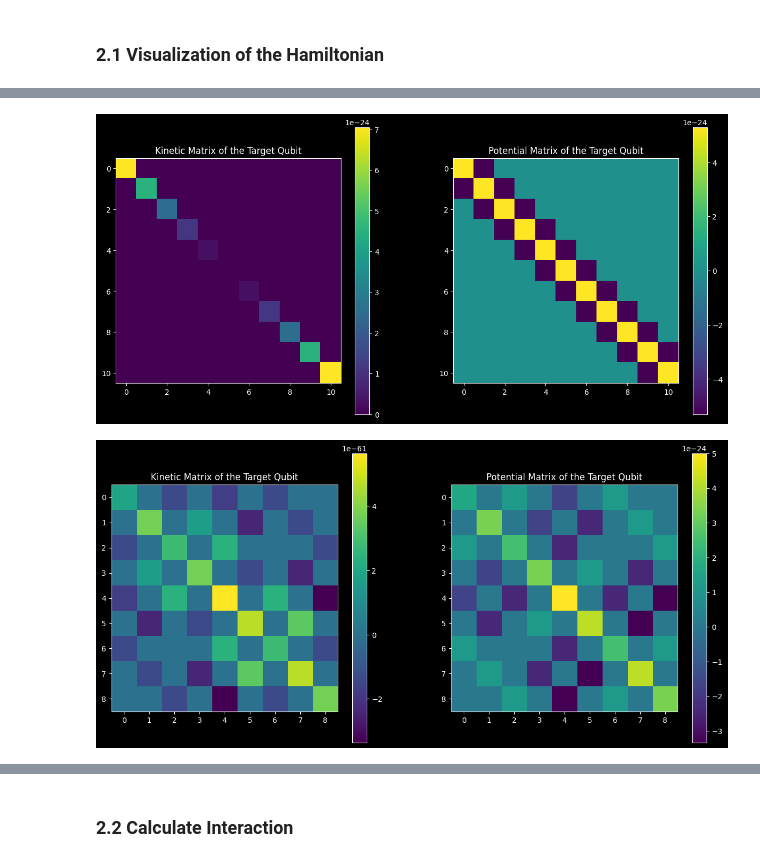
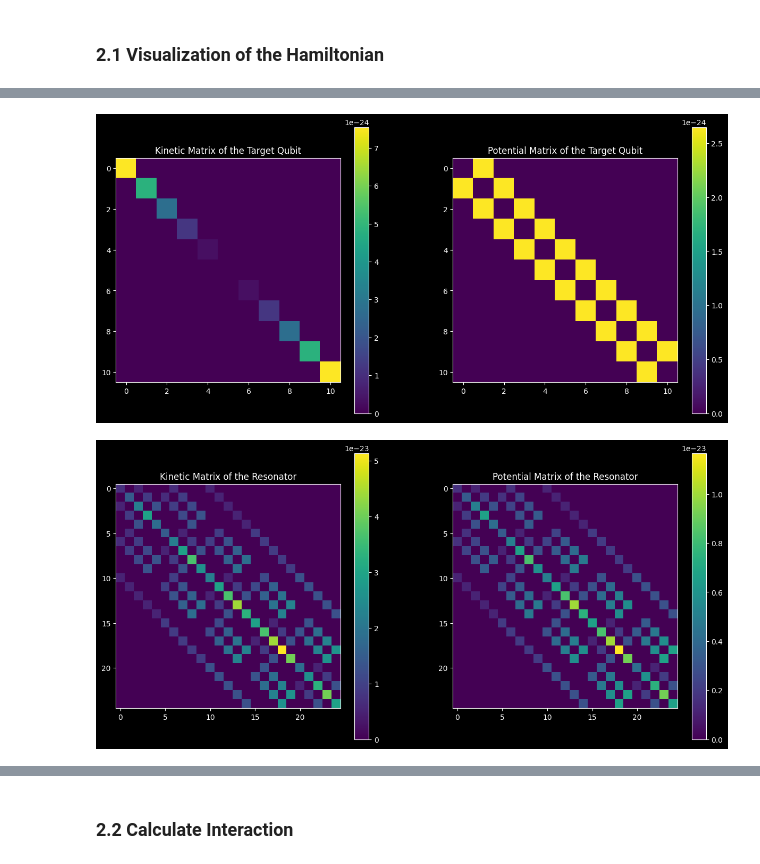
Before and after one commit to balerat/Master-thesis---Superconducting-circuit-analysis, a Jupyter notebook: main/Resonator Coupling.ipynb, the cells around one changed output, grey strips where cells are left out. Cells and saved outputs as stored; diff of their text form; code cells hidden in the pictures.

```diff
--- a/main/Resonator Coupling.ipynb
+++ b/main/Resonator Coupling.ipynb
@@ -61,17 +64,10 @@ ncut_t = 5
 
 L_res = 10e-9
 C_res = 100e-15
-m_cut = 3
+m_cut = 5
 
 # Creation of circuit object
-system_10 = circuit_res([Cc1, Cc2], ng, C_res, L_res, m_cut, [transmon(Ej_p, Cp, ng, ncut_p), transmon(Ej_t, Ct, ng, ncut_t)])
+system_10 = circuit_res([Cc1, Cc2], C_res, L_res, m_cut, [qubit(Ej_p, [Cp], ng, ncut_p), qubit(Ej_t, [Ct], 0, ncut_t)])
 
-C_mat = [
-    [Cp + Cc1, -Cc1, 0, 0],
-    [-Cc1, Cc1 + C_res, -C_res, 0],
-    [0, -C_res, C_res + Cc2, -Cc2],
-    [0, 0, -Cc2, Cc2 + Ct]
-]
-
-print(np.linalg.inv(C_mat))
+system_10.print_params()
 # %% [output]
@@ -184,46 +152,40 @@ Qobj data =
 # %%
 kin_target = system_10.get_kinetic_target()
 pot_target = system_10.get_potential_target()
-
-kin_target = kin_target.full()
-pot_target = pot_target.full()
 
 f = plt.figure(figsize=(15,7))
 
 ax1 = f.add_subplot(121)
 ax1.title.set_text('Kinetic Matrix of the Target Qubit')
-im1 = ax1.imshow(np.real(kin_target), cmap=plt.get_cmap(thememap))
+im1 = ax1.imshow(np.absolute(kin_target.full()), cmap=plt.get_cmap(thememap))
 f.colorbar(im1)
 
 ax2 = f.add_subplot(122)
 ax2.title.set_text('Potential Matrix of the Target Qubit')
-im2 = ax2.imshow(np.real(pot_target), cmap=plt.get_cmap(thememap))
+im2 = ax2.imshow(np.absolute(pot_target.full()), cmap=plt.get_cmap(thememap))
 f.colorbar(im2)
 ax1.grid(False)
 ax2.grid(False)
 plt.show()
 # %% [output]
-[figure, old version]
+[figure, new version]
 # %%
 kin_target = system_10.get_kinetic_resonator()
 pot_target = system_10.get_potential_resonator()
-
-kin_target = kin_target.full()
-pot_target = pot_target.full()
 
 f = plt.figure(figsize=(15,7))
 
 ax1 = f.add_subplot(121)
 ax1.title.set_text('Kinetic Matrix of the Resonator')
-im1 = ax1.imshow(np.real(kin_target), cmap=plt.get_cmap(thememap))
+im1 = ax1.imshow(np.absolute(kin_target.full()), cmap=plt.get_cmap(thememap))
 f.colorbar(im1)
 
 ax2 = f.add_subplot(122)
 ax2.title.set_text('Potential Matrix of the Resonator')
-im2 = ax2.imshow(np.real(pot_target), cmap=plt.get_cmap(thememap))
+im2 = ax2.imshow(np.absolute(pot_target.full()), cmap=plt.get_cmap(thememap))
 f.colorbar(im2)
 ax1.grid(False)
 ax2.grid(False)
 plt.show()
 # %% [output]
-[figure, old version]
+[figure, new version]
```
Also changed, not shown: parts of 7 cells of this notebook, 3 other files.
